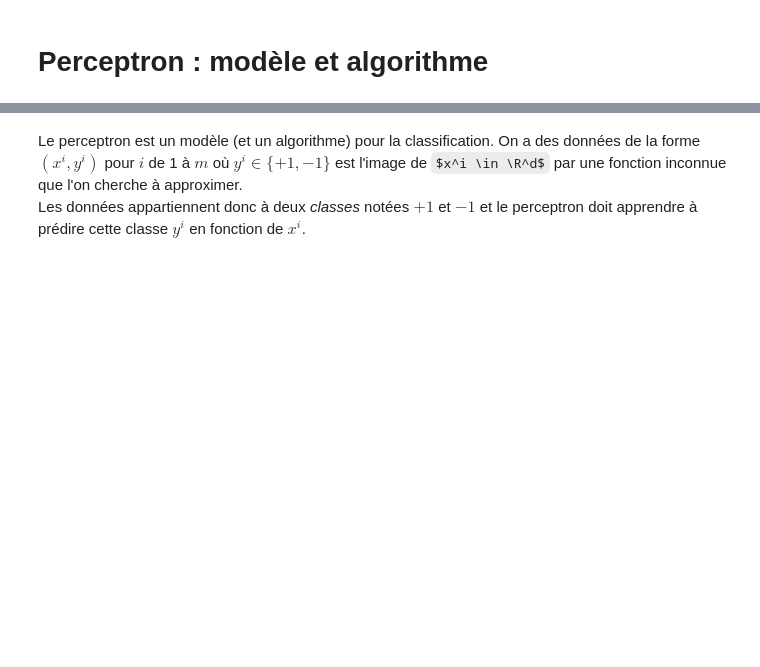
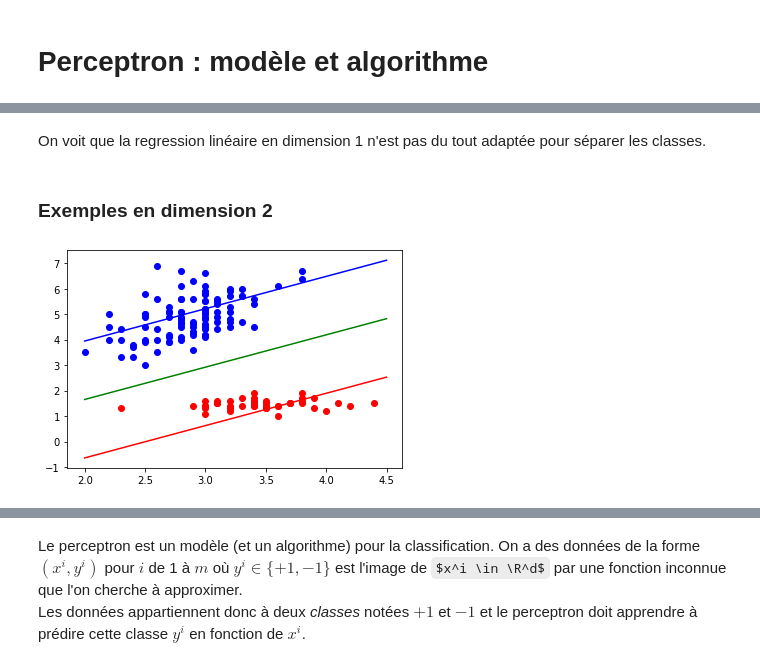
Before and after one commit to DrAlgo/apprentissage_m2_amis, a Jupyter notebook: jupyter/6_perceptron.ipynb, the cells around one changed output, grey strips where cells are left out. Saved outputs shown, nothing was run; the diff lists cells and outputs as text; code cells hidden in the pictures; some formulas as TeX source; blank space fills up the shorter version.

```diff
--- a/jupyter/6_perceptron.ipynb
+++ b/jupyter/6_perceptron.ipynb
@@ -17,0 +51,23 @@ from matplotlib.colors import ListedColormap
+# %% [markdown]
+On voit que la regression linéaire en dimension 1 n'est pas du tout adaptée pour séparer les classes.
+# %% [markdown]
+### Exemples en dimension 2
+# %%
+iris = sk.datasets.load_iris()
+X = iris.data[ :, 1:3]
+Y0 = iris.target
+rename = lambda x : 1 if x == 0 else -1
+rename = np.vectorize(rename)
+Y = rename(Y0)
+plt.scatter(X[Y==1][:,0],X[Y==1][:,1],c='red')
+plt.scatter(X[Y==-1][:,0],X[Y==-1][:,1],c='blue')
+lin_reg.fit(X,Y)
+Xlin = np.linspace(2,4.5,200)
+a1,b1 = lin_reg.coef_
+c = lin_reg.intercept_
+plt.plot(Xlin, -c/b1 - a1/b1*Xlin , c='green')       #a1 x + b1 y + c = 0
+plt.plot(Xlin, (1-c)/b1 - a1/b1*Xlin , c= 'red')    #a1 x + b1 y + c = 1
+plt.plot(Xlin, (-1-c)/b1 - a1/b1*Xlin, c='blue' )   #a1 x + b1 y + c = -1
+plt.show()
+# %% [output]
+[figure, added]
```
Also changed, not shown: parts of 12 cells of this notebook, 1 other file.
